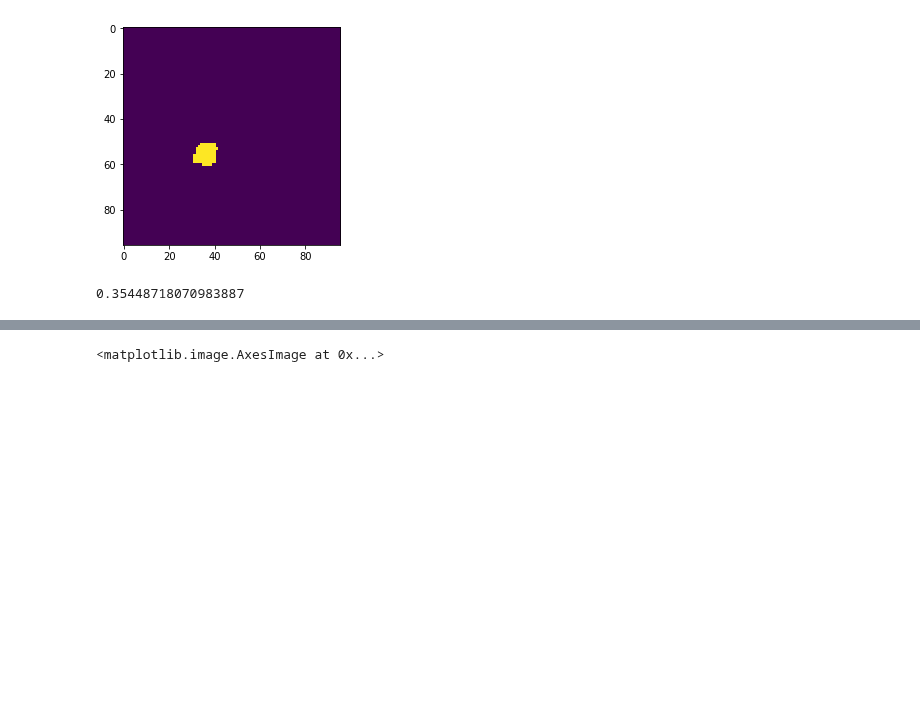
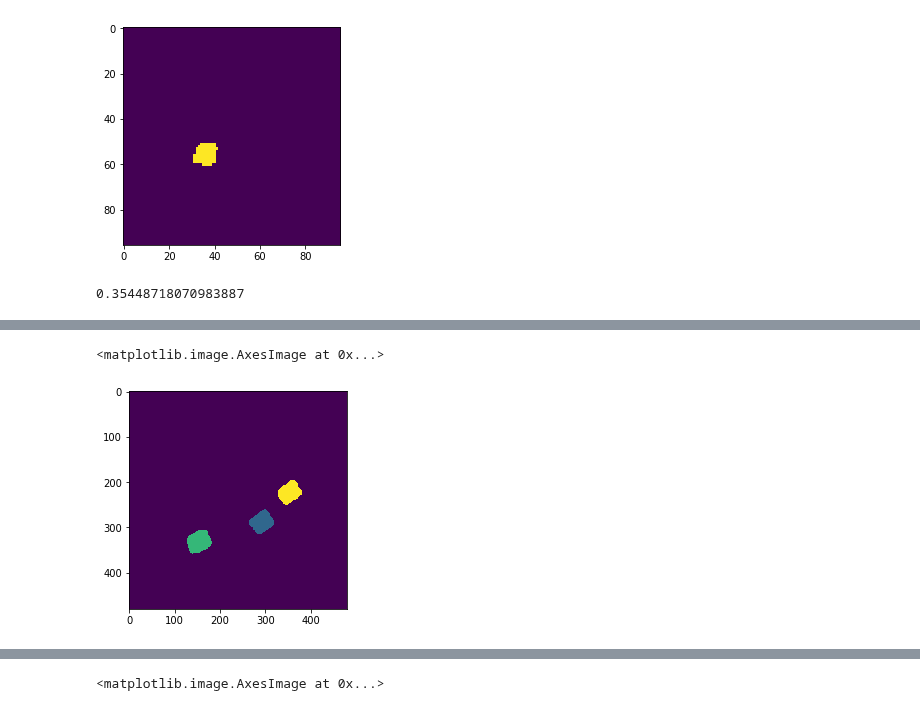
Before and after one commit to hogunkee/ur5_manipulation, a Jupyter notebook: object_wise/dqn/debugging.ipynb, the cells around one changed output, grey strips where cells are left out. Drawn from its saved outputs; the diff is of its cells as text; code cells hidden in the pictures; blank space fills up the shorter version.

```diff
--- a/object_wise/dqn/debugging.ipynb
+++ b/object_wise/dqn/debugging.ipynb
@@ -194,0 +156,2 @@ print(et-st)
+# %%
+out_labem, sp = clustering_features(torch.cat((features, features)), num_seeds=100)
@@ -194,0 +180,5 @@ print(et-st)
+# %%
+plt.imshow(out_labem[0])
+# %% [output]
+<matplotlib.image.AxesImage at 0x...>
+[figure, added]
```
Also changed, not shown: parts of 37 cells of this notebook, 1 other file.
